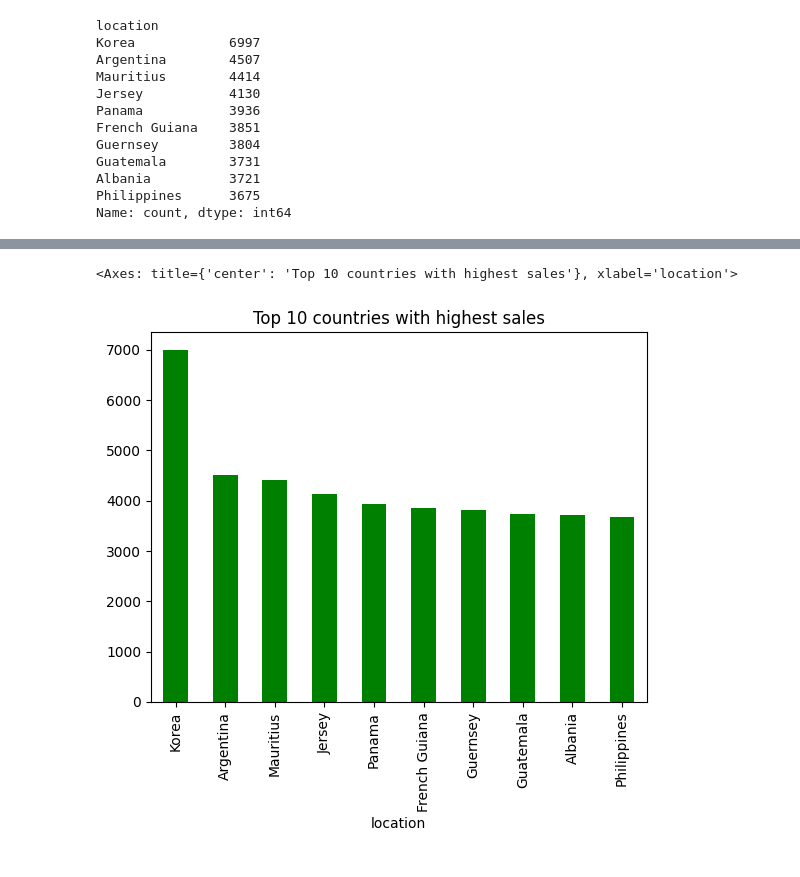
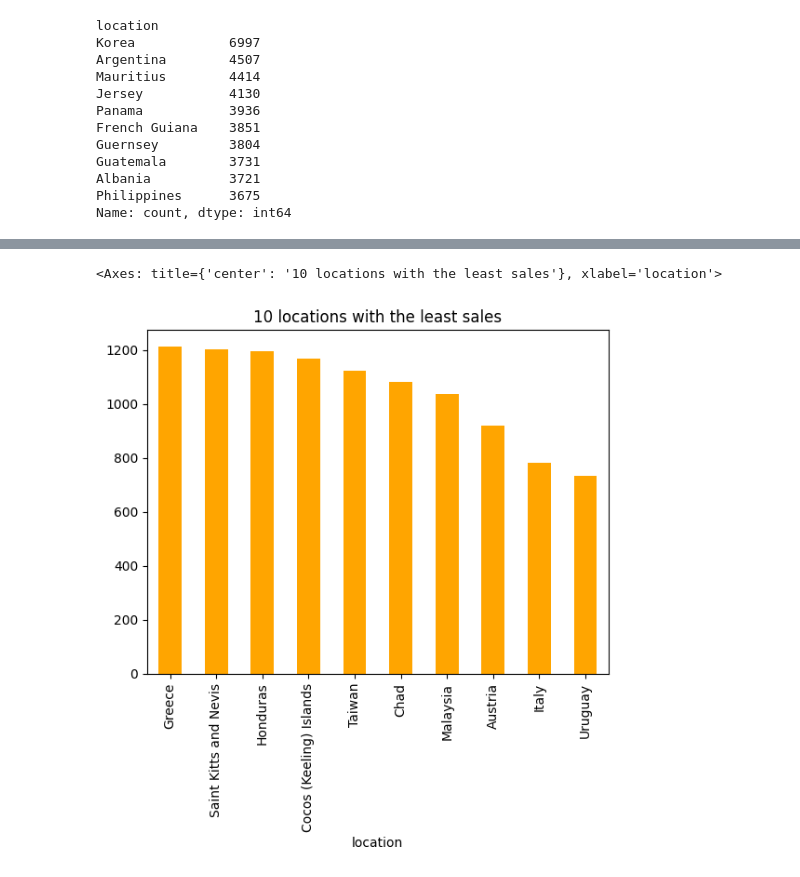
Before and after one commit to DuoDduo/AI-fellowship-module-2, a Jupyter notebook: Tasks/Task15/task_15.ipynb, the cells around one changed output, grey strips where cells are left out. Cells and saved outputs as stored; diff of their text form; code cells hidden in the pictures.

```diff
--- a/Tasks/Task15/task_15.ipynb
+++ b/Tasks/Task15/task_15.ipynb
@@ -185,5 +270,6 @@ Name: count, dtype: int64
 # %%
-sales.index.value_counts().head(10).plot(kind = "bar", color = "green", title = "Top 10 countries with highest sales")
+# plotting the chart for the last 10 locations with the least sales
+sales.index.value_counts().tail(10).plot(kind = "bar", color = "orange", title = "10 locations with the least sales")
 # %% [output]
-<Axes: title={'center': 'Top 10 countries with highest sales'}, xlabel='location'>
+<Axes: title={'center': '10 locations with the least sales'}, xlabel='location'>
-[figure, old version]
+[figure, new version]
```
Also changed, not shown: parts of 37 cells of this notebook.
